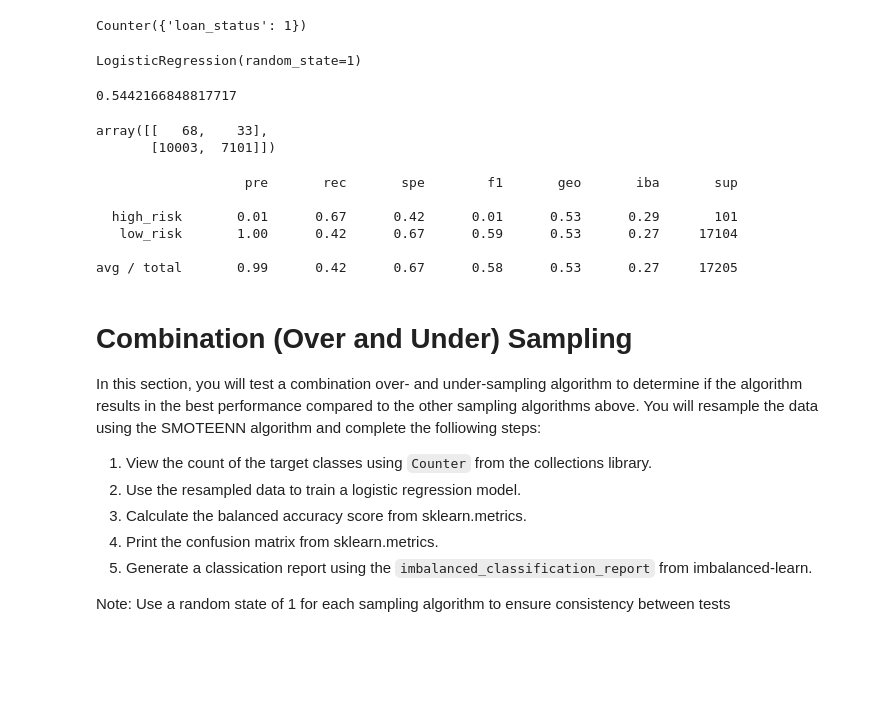
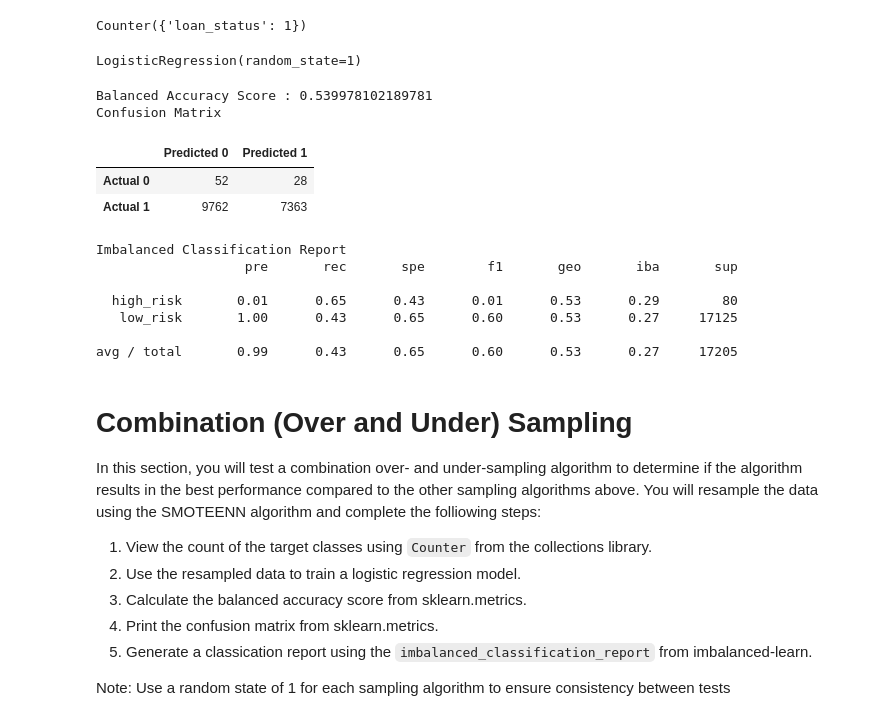
Before and after one commit to Insmire/Credit_Risk_Analysis, a Jupyter notebook: credit_risk_resampling.ipynb, the cells around one changed output. Saved outputs shown, nothing was run; the diff lists cells and outputs as text; code cells hidden in the pictures; blank space fills up the shorter version.

```diff
--- a/credit_risk_resampling.ipynb
+++ b/credit_risk_resampling.ipynb
@@ -271,11 +272,25 @@ X_resampled, y_resampled = cc.fit_resample(X_train, y_train)
 Counter(y_resampled)
 # %% [output]
 Counter({'loan_status': 1})
+# %%
+# Train the Logistic Regression model using the resampled data
+model = LogisticRegression(random_state=1)
+model.fit(X_resampled, y_resampled)
+# %% [output]
+LogisticRegression(random_state=1)
 # %%
-# use function lgm
+# use function eval_metrics
+eval_metrics()
+# %% [output]
+Balanced Accuracy Score : 0.539978102189781
+Confusion Matrix
+|  | Predicted 0 | Predicted 1 |
+| Actual 0 | 52 | 28 |
+| Actual 1 | 9762 | 7363 |
+Imbalanced Classification Report
+                   pre       rec       spe        f1       geo       iba       sup
+
+  high_risk       0.01      0.65      0.43      0.01      0.53      0.29        80
+   low_risk       1.00      0.43      0.65      0.60      0.53      0.27     17125
+
+avg / total       0.99      0.43      0.65      0.60      0.53      0.27     17205
-# %%
-# Train the Logistic Regression model using the resampled data
-model = LogisticRegression()
-model.fit(X_resampled, y_resampled)
-# %% [output]
-LogisticRegression(random_state=1)
@@ -284,25 +297,3 @@ LogisticRegression(random_state=1)
-# %%
-# Calculated the balanced accuracy score
-balanced_accuracy_score(y_test, y_pred)
-# %% [output]
-0.5442166848817717
-# %%
-# Display the confusion matrix
-y_pred = model.predict(X_test)
-confusion_matrix(y_test, y_pred)
-# %% [output]
-array([[   68,    33],
-       [10003,  7101]])
-# %%
-# Print the imbalanced classification report
-print(classification_report_imbalanced(y_test, y_pred))
-# %% [output]
-                   pre       rec       spe        f1       geo       iba       sup
-
-  high_risk       0.01      0.67      0.42      0.01      0.53      0.29       101
-   low_risk       1.00      0.42      0.67      0.59      0.53      0.27     17104
-
-avg / total       0.99      0.42      0.67      0.58      0.53      0.27     17205
 # %% [markdown]
 # Combination (Over and Under) Sampling
 
```
Also changed, not shown: parts of 37 cells of this notebook, 1 other file.
